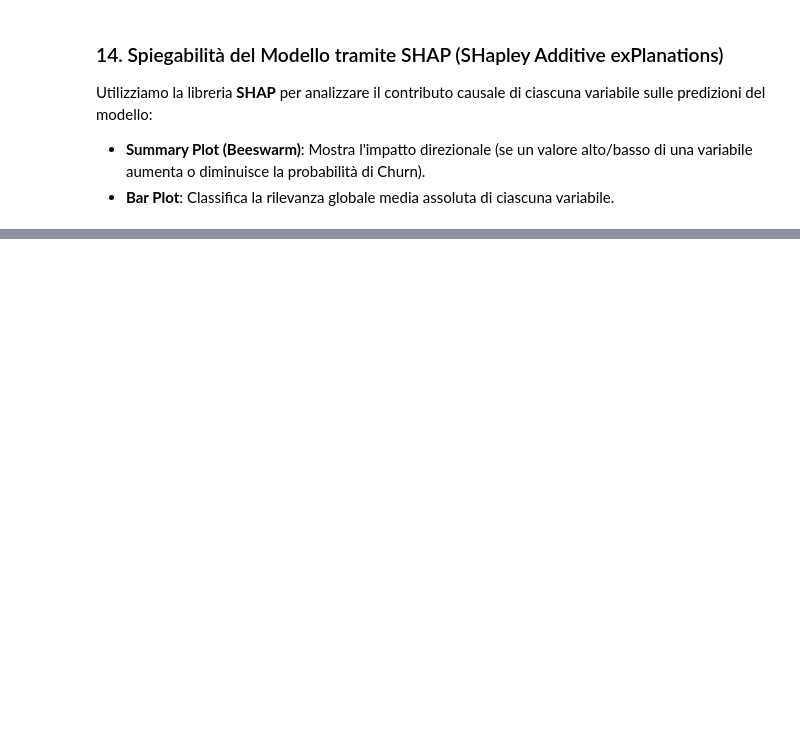
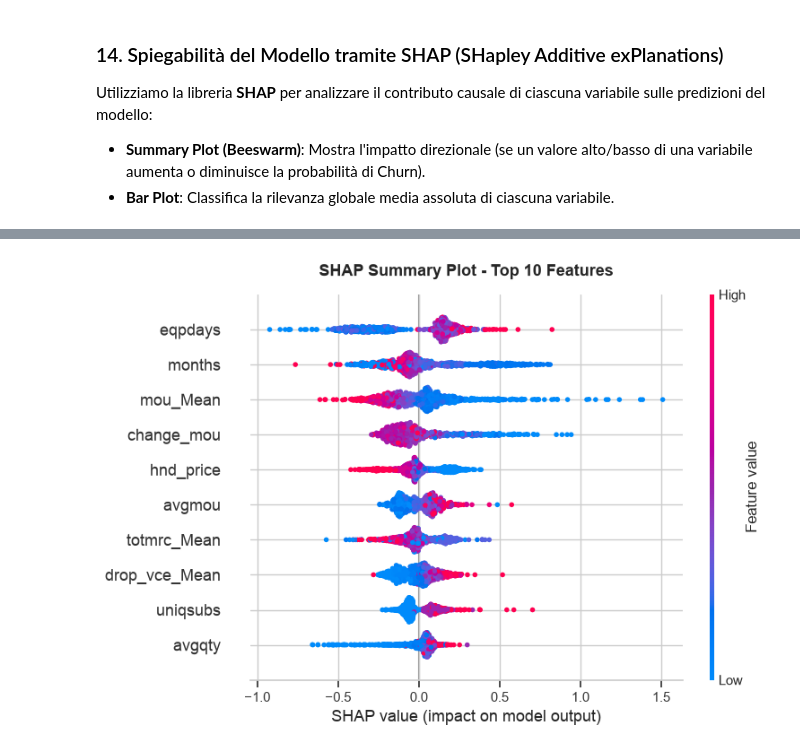
Before and after one commit to meddesara98-ctrl/SDG_Project, a Jupyter notebook: notebook.ipynb, the cells around one changed output, grey strips where cells are left out. Drawn from its saved outputs; the diff is of its cells as text; code cells hidden in the pictures; blank space fills up the shorter version.

Commit message:
Airflow pipeline with GB 25 features

```diff
--- a/notebook.ipynb
+++ b/notebook.ipynb
@@ -965,0 +952,19 @@ True Positives  (Correttamente Churn):     13381
+# %%
+## VAluto sul test con soglia finale di 0.4
+### 12. Valutazione finale Top 25 sul test set
+
+best_threshold_top = 0.4
+y_proba_test_top = gb_top_pipeline.predict_proba(X_test_top)[:, 1]
+
+y_pred_test_top = (
+    y_proba_test_top >= best_threshold_top
+).astype(int)
+
+print(f"ROC-AUC Test set: {roc_auc_score(y_test, y_proba_test_top):.4f}")
+print(f"F1 Test set: {f1_score(y_test, y_pred_test_top):.4f}")
+
+print("\n--- Test Set Final Report ---")
+print(classification_report(y_test, y_pred_test_top, digits=4))
+
+print("\n--- Test Set Confusion Matrix ---")
+print(confusion_matrix(y_test, y_pred_test_top))
@@ -1069,0 +1239,76 @@ shap.summary_plot(
+# %%
+import numpy as np
+import pandas as pd
+import matplotlib.pyplot as plt
+import shap
+
+# ============================================================
+# 1. PREPROCESSING DEL TEST SET (Top 25)
+# ============================================================
+
+X_test_mh = gb_top_pipeline.named_steps['missing_handler'].transform(X_test_top)
+X_test_trans = gb_top_pipeline.named_steps['preprocessor'].transform(X_test_mh)
+
+if hasattr(X_test_trans, 'toarray'):
+    X_test_trans = X_test_trans.toarray()
+
+raw_feature_names = gb_top_pipeline.named_steps['preprocessor'].get_feature_names_out()
+clean_feature_names = [
+    f.replace('num__', '').replace('cat__', '').replace('remainder__', '')
+    for f in raw_feature_names
+]
+
+X_test_trans_df = pd.DataFrame(X_test_trans, columns=clean_feature_names)
+
+
+# ============================================================
+# 2. CALCOLO SHAP VALUES
+# ============================================================
+
+gb_model = gb_top_pipeline.named_steps['gb']
+explainer = shap.TreeExplainer(gb_model)
+
+rng = np.random.RandomState(42)
+sample_size = min(1000, X_test_trans_df.shape[0])
+sample_indices = rng.choice(X_test_trans_df.shape[0], size=sample_size, replace=False)
+
+shap_sample_df = X_test_trans_df.iloc[sample_indices]
+shap_values = explainer(shap_sample_df)
+
+
+# ============================================================
+# 3. SHAP SUMMARY PLOT (BEESWARM - TOP 10)
+# ============================================================
+
+plt.figure(figsize=(10, 6))
+# max_display=10 nei summary_plot mostra le prime 10
+shap.summary_plot(
+    shap_values,
+    shap_sample_df,
+    max_display=10,
+    show=False
+)
+plt.title("SHAP Summary Plot - Top 10 Features", fontsize=13, fontweight='bold', pad=15)
+plt.tight_layout()
+plt.show()
+
+
+# ============================================================
+# 4. SHAP BAR PLOT (TOP 10 SENZA RIGA "SUM OF OTHERS")
+# ============================================================
+
+plt.figure(figsize=(10, 6))
+# shap.plots.bar con max_display=11 include le 10 feature + eventuale resto,
+# oppure usiamo shap.summary_plot con plot_type='bar' che non crea la riga "Sum"
+shap.summary_plot(
+    shap_values,
+    shap_sample_df,
+    plot_type='bar',
+    max_display=10,
+    show=False
+)
+plt.title("SHAP Feature Importance (Bar Plot) - Top 10 Features", fontsize=13, fontweight='bold', pad=15)
+plt.tight_layout()
+plt.show()
+# %% [output]
+[figure, added]
```
Also changed, not shown: parts of 39 cells of this notebook, 26 other files.
